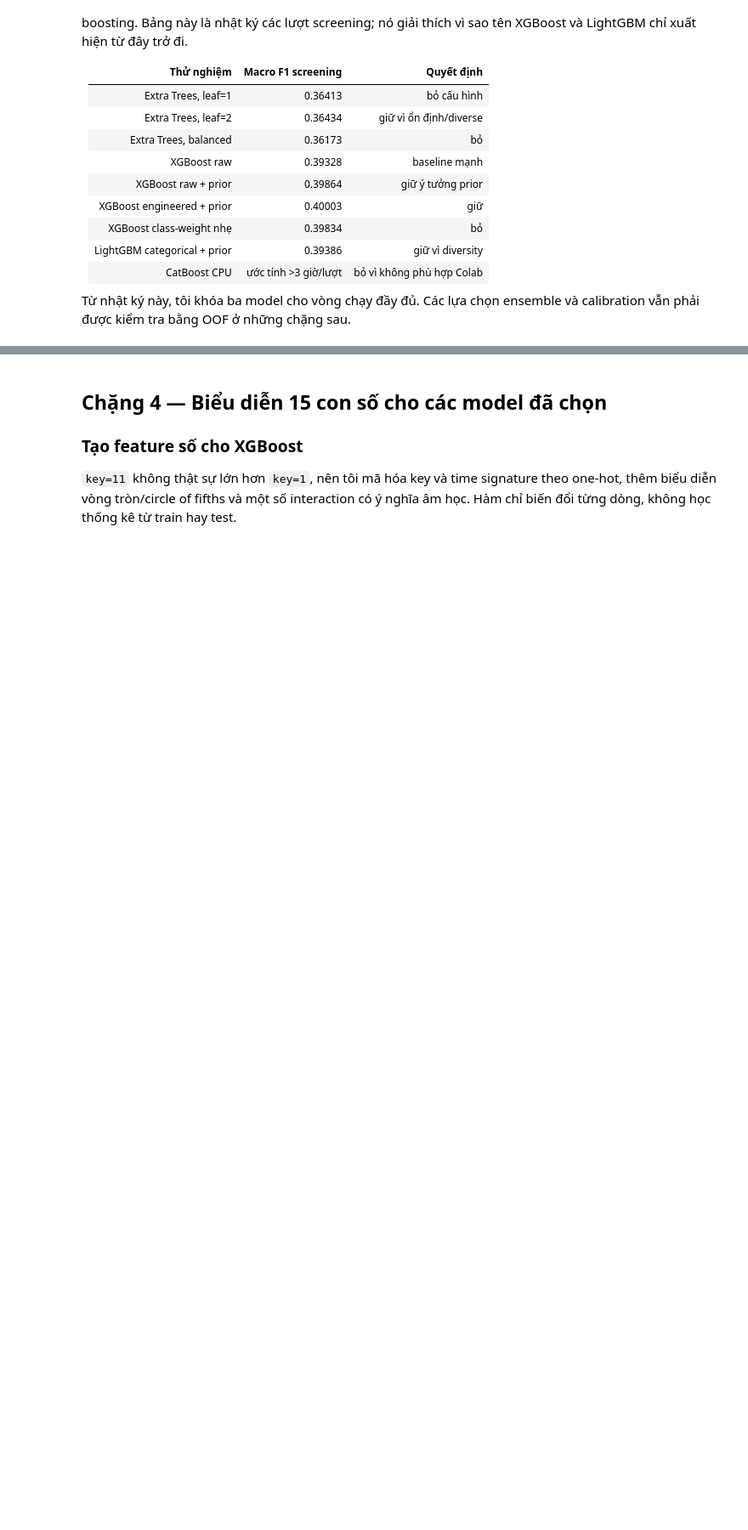
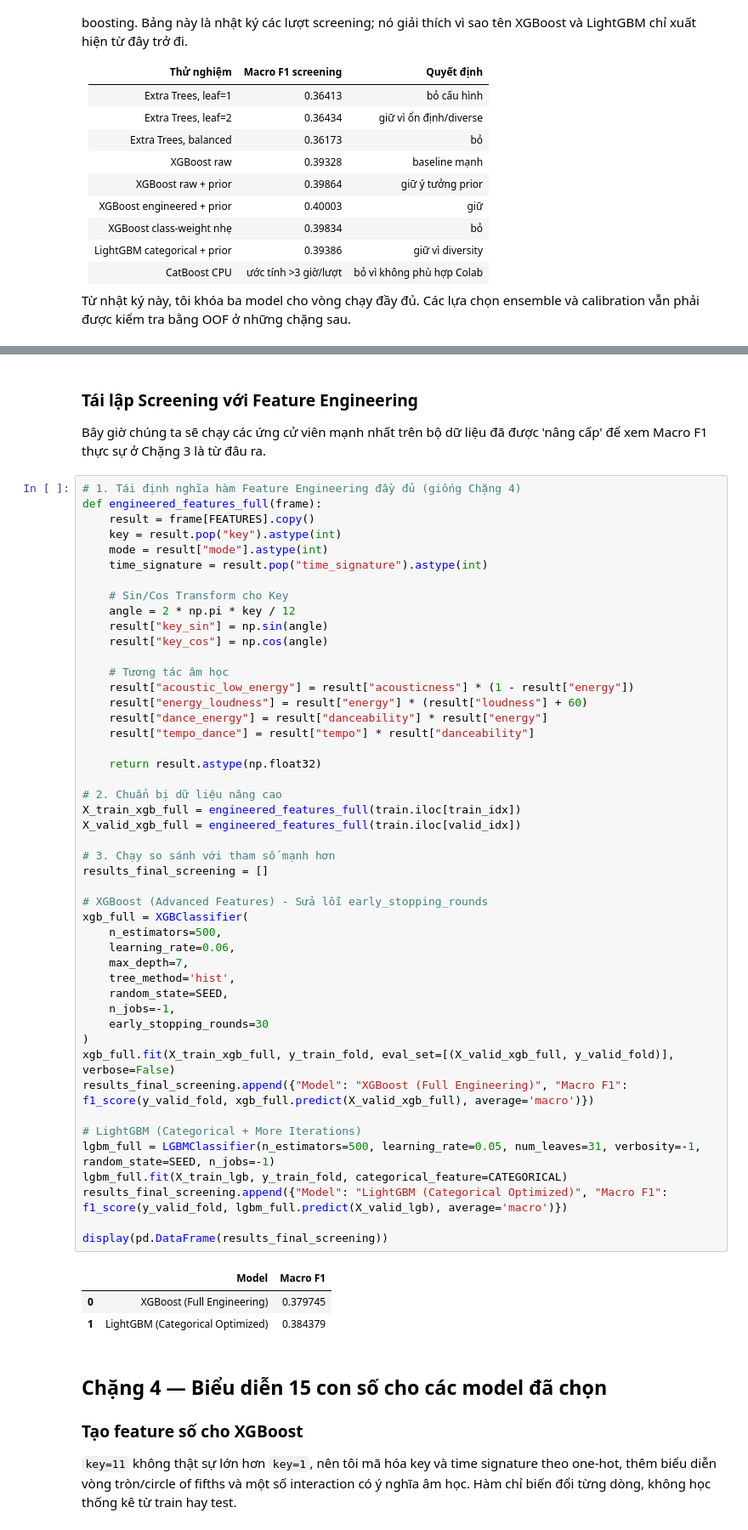
Before and after one commit to iTCuong090/Machine-Learning-Deep-Learning, a Jupyter notebook: ISE_TRAINNING_TEST_23-8-2026/ISE_music_genre_final_solution.ipynb, the cells around one changed output, grey strips where cells are left out. Shown at 85% size. Saved outputs shown, nothing was run; the diff lists cells and outputs as text; blank space fills up the shorter version.

```diff
--- a/ISE_TRAINNING_TEST_23-8-2026/ISE_music_genre_final_solution.ipynb
+++ b/ISE_TRAINNING_TEST_23-8-2026/ISE_music_genre_final_solution.ipynb
@@ -251,3 +433,58 @@ Từ nhật ký này, tôi khóa ba model cho vòng chạy đầy đủ. Các l
+# %% [markdown]
+### Tái lập Screening với Feature Engineering
+
+Bây giờ chúng ta sẽ chạy các ứng cử viên mạnh nhất trên bộ dữ liệu đã được 'nâng cấp' để xem Macro F1 thực sự ở Chặng 3 là từ đâu ra.
+# %%
+# 1. Tái định nghĩa hàm Feature Engineering đầy đủ (giống Chặng 4)
+def engineered_features_full(frame):
+    result = frame[FEATURES].copy()
+    key = result.pop("key").astype(int)
+    mode = result["mode"].astype(int)
+    time_signature = result.pop("time_signature").astype(int)
+
+    # Sin/Cos Transform cho Key
+    angle = 2 * np.pi * key / 12
+    result["key_sin"] = np.sin(angle)
+    result["key_cos"] = np.cos(angle)
+
+    # Tương tác âm học
+    result["acoustic_low_energy"] = result["acousticness"] * (1 - result["energy"])
+    result["energy_loudness"] = result["energy"] * (result["loudness"] + 60)
+    result["dance_energy"] = result["danceability"] * result["energy"]
+    result["tempo_dance"] = result["tempo"] * result["danceability"]
+
+    return result.astype(np.float32)
+
+# 2. Chuẩn bị dữ liệu nâng cao
+X_train_xgb_full = engineered_features_full(train.iloc[train_idx])
+X_valid_xgb_full = engineered_features_full(train.iloc[valid_idx])
+
+# 3. Chạy so sánh với tham số mạnh hơn
+results_final_screening = []
+
+# XGBoost (Advanced Features) - Sửa lỗi early_stopping_rounds
+xgb_full = XGBClassifier(
+    n_estimators=500,
+    learning_rate=0.06,
+    max_depth=7,
+    tree_method='hist',
+    random_state=SEED,
+    n_jobs=-1,
+    early_stopping_rounds=30
+)
+xgb_full.fit(X_train_xgb_full, y_train_fold, eval_set=[(X_valid_xgb_full, y_valid_fold)], verbose=False)
+results_final_screening.append({"Model": "XGBoost (Full Engineering)", "Macro F1": f1_score(y_valid_fold, xgb_full.predict(X_valid_xgb_full), average='macro')})
+
+# LightGBM (Categorical + More Iterations)
+lgbm_full = LGBMClassifier(n_estimators=500, learning_rate=0.05, num_leaves=31, verbosity=-1, random_state=SEED, n_jobs=-1)
+lgbm_full.fit(X_train_lgb, y_train_fold, categorical_feature=CATEGORICAL)
+results_final_screening.append({"Model": "LightGBM (Categorical Optimized)", "Macro F1": f1_score(y_valid_fold, lgbm_full.predict(X_valid_lgb), average='macro')})
+
+display(pd.DataFrame(results_final_screening))
+# %% [output]
+|  | Model | Macro F1 |
+| 0 | XGBoost (Full Engineering) | 0.379745 |
+| 1 | LightGBM (Categorical Optimized) | 0.384379 |
 # %% [markdown]
 ## Chặng 4 — Biểu diễn 15 con số cho các model đã chọn
 
```
Also changed, not shown: parts of 11 cells of this notebook.
